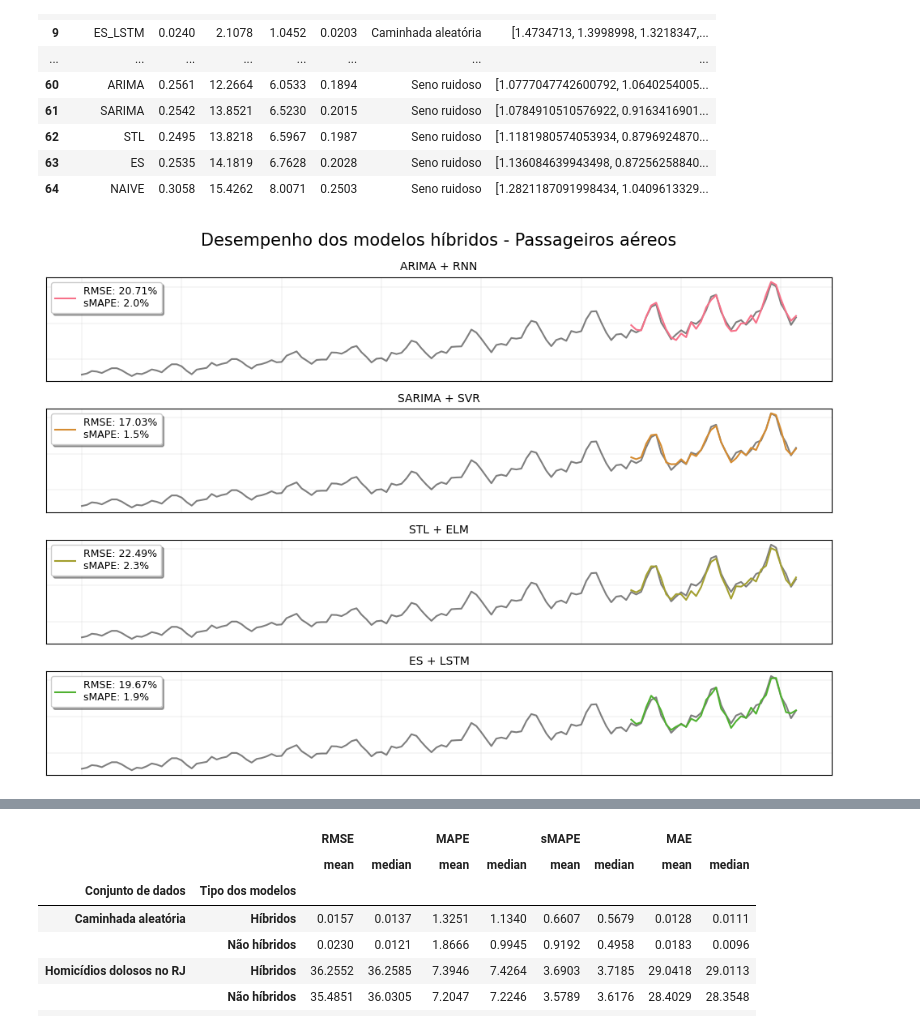
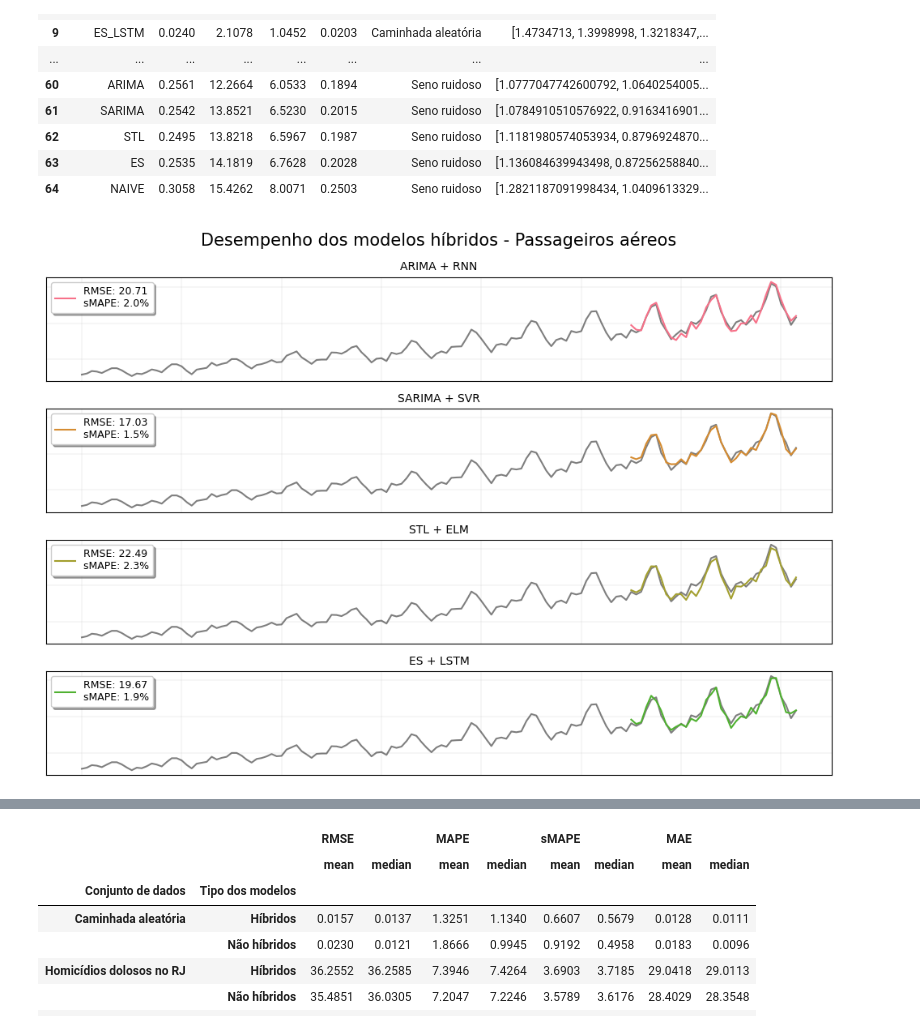
Before and after one commit to montanha22/tg, a Jupyter notebook: notebooks/03_create_reports.ipynb, the cells around one changed output, grey strips where cells are left out. Saved outputs shown, nothing was run; the diff lists cells and outputs as text; code cells hidden in the pictures.

Commit message:
creating result tables tex

```diff
--- a/notebooks/03_create_reports.ipynb
+++ b/notebooks/03_create_reports.ipynb
@@ -130,58 +181,64 @@ np.round(preds_table, 4)
 | 63 | ES | 0.2535 | 14.1819 | 6.7628 | 0.2028 | Seno ruidoso | [1.136084639943498, 0.87256258840... |
 | 64 | NAIVE | 0.3058 | 15.4262 | 8.0071 | 0.2503 | Seno ruidoso | [1.2821187091998434, 1.0409613329... |
 # %%
+# dataset_name = "RANDOM_WALK"
+dataset_name = "AIR_PASSENGERS"
+# dataset_name = "HOMICIDES"
+# dataset_name = "NOISY_SINE30"
+# dataset_name = "PERFECT_SINE30"
+# dataset_name = "RANDOM_WALK"
+series = DATASET_FACTORY_LOOKUP[dataset_name]()
+
+# model_names = ["ARIMA_RNN", "ES", "RNN", "SARIMA"]
 HYBRID_MODELS = ["ARIMA_RNN", "SARIMA_SVR", "STL_ELM", "ES_LSTM"]
+# model_names = ['SVR', 'ELM', 'STL', 'ES']
 model_names = HYBRID_MODELS
 ALL_MODELS = [
-    'NAIVE', 'ARIMA', 'SARIMA', 'RNN', 'SVR', 'ELM', 'STL', 'ES', 'LSTM',
-    'ARIMA_RNN', 'SARIMA_SVR', 'STL_ELM', 'ES_LSTM'
-]
+        'NAIVE', 'ARIMA', 'SARIMA', 'RNN', 'SVR', 'ELM', 'STL', 'ES', 'LSTM',
+        'ARIMA_RNN', 'SARIMA_SVR', 'STL_ELM', 'ES_LSTM'
+    ]
+# 'ELM', 'STL'
 # %%
-for dataset_name in DATASET_FACTORY_LOOKUP.keys():
+fig, axs = plt.subplots(4, 1, figsize=(10, 7))
 
-    series = DATASET_FACTORY_LOOKUP[dataset_name]()
+for i, model in enumerate(model_names):
 
-    fig, axs = plt.subplots(4, 1, figsize=(10, 7))
+    aux_data = preds_table.loc[(preds_table['Modelo'] == model) &
+                               (preds_table['Conjunto de dados'] ==
+                                dict_dataset_names[dataset_name]), :]
+    aux_pred = aux_data['Predições'].values[0]
+    aux_model = ' + '.join(model.split('_')).upper()
 
-    for i, model in enumerate(model_names):
+    axs[i].set_title(aux_model, fontsize=10)
+    axs[i].plot(range(len(series)), series, color='black', alpha=0.5)
+    axs[i].plot(range(len(series) - len(aux_pred), len(series)),
+                aux_pred,
+                color=color_palette[i],
+                label="RMSE: {:.2f}\nsMAPE: {:.1f}%".format(
+                    aux_data['RMSE'].values[0], aux_data['sMAPE'].values[0]))
 
-        aux_data = preds_table.loc[(preds_table['Modelo'] == model) &
-                                   (preds_table['Conjunto de dados'] ==
-                                    dict_dataset_names[dataset_name]), :]
-        aux_pred = aux_data['Predições'].values[0]
-        aux_model = ' + '.join(model.split('_')).upper()
+for ax in axs:
 
-        axs[i].set_title(aux_model, fontsize=10)
-        axs[i].plot(range(len(series)), series, color='black', alpha=0.5)
-        axs[i].plot(range(len(series) - len(aux_pred), len(series)),
-                    aux_pred,
-                    color=color_palette[i],
-                    label="RMSE: {:.2f}%\nsMAPE: {:.1f}%".format(
-                        aux_data['RMSE'].values[0],
-                        aux_data['sMAPE'].values[0]))
+    for tick in ax.xaxis.get_major_ticks():
+        tick.tick1line.set_visible(False)
+        tick.tick2line.set_visible(False)
 
-    for ax in axs:
+    for tick in ax.yaxis.get_major_ticks():
+        tick.tick1line.set_visible(False)
+        tick.tick2line.set_visible(False)
 
-        for tick in ax.xaxis.get_major_ticks():
-            tick.tick1line.set_visible(False)
-            tick.tick2line.set_visible(False)
+    ax.xaxis.set_ticklabels([])
+    ax.yaxis.set_ticklabels([])
+    ax.legend(fontsize=9, shadow=True, loc='upper left')
+    ax.grid(linewidth=0.15)
 
-        for tick in ax.yaxis.get_major_ticks():
-            tick.tick1line.set_visible(False)
-            tick.tick2line.set_visible(False)
-
-        ax.xaxis.set_ticklabels([])
-        ax.yaxis.set_ticklabels([])
-        ax.legend(fontsize=9, shadow=True, loc='upper left')
-        ax.grid(linewidth=0.15)
-
-    fig.suptitle("Desempenho dos modelos híbridos - {}".format(
-        dict_dataset_names[dataset_name]),
-                 fontsize=15)
-    plt.tight_layout()
-    plt.savefig(get_root_path("reports/desempenho_hibridos_{}.png".format(
-        dataset_name.lower())),
-                dpi=300)
-    plt.show()
+fig.suptitle("Desempenho dos modelos híbridos - {}".format(
+    dict_dataset_names[dataset_name]),
+             fontsize=15)
+plt.tight_layout()
+plt.savefig(get_root_path("reports/desempenho_hibridos_{}.png".format(
+    dataset_name.lower())),
+            dpi=300)
+plt.show()
 # %% [output]
-[figure, old version]
+[figure, new version]
```
Also changed, not shown: parts of 9 cells of this notebook, 1 other file.
